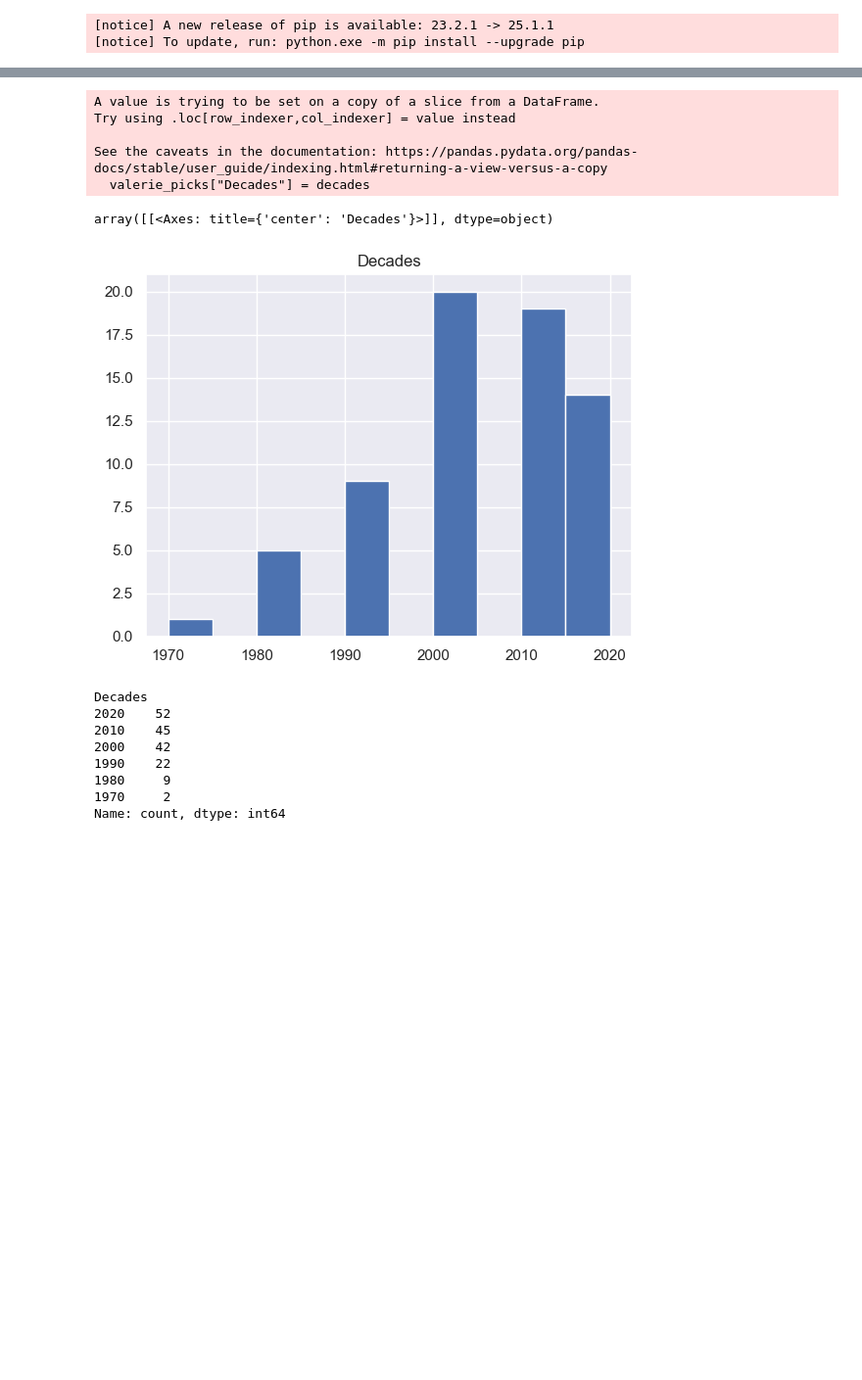
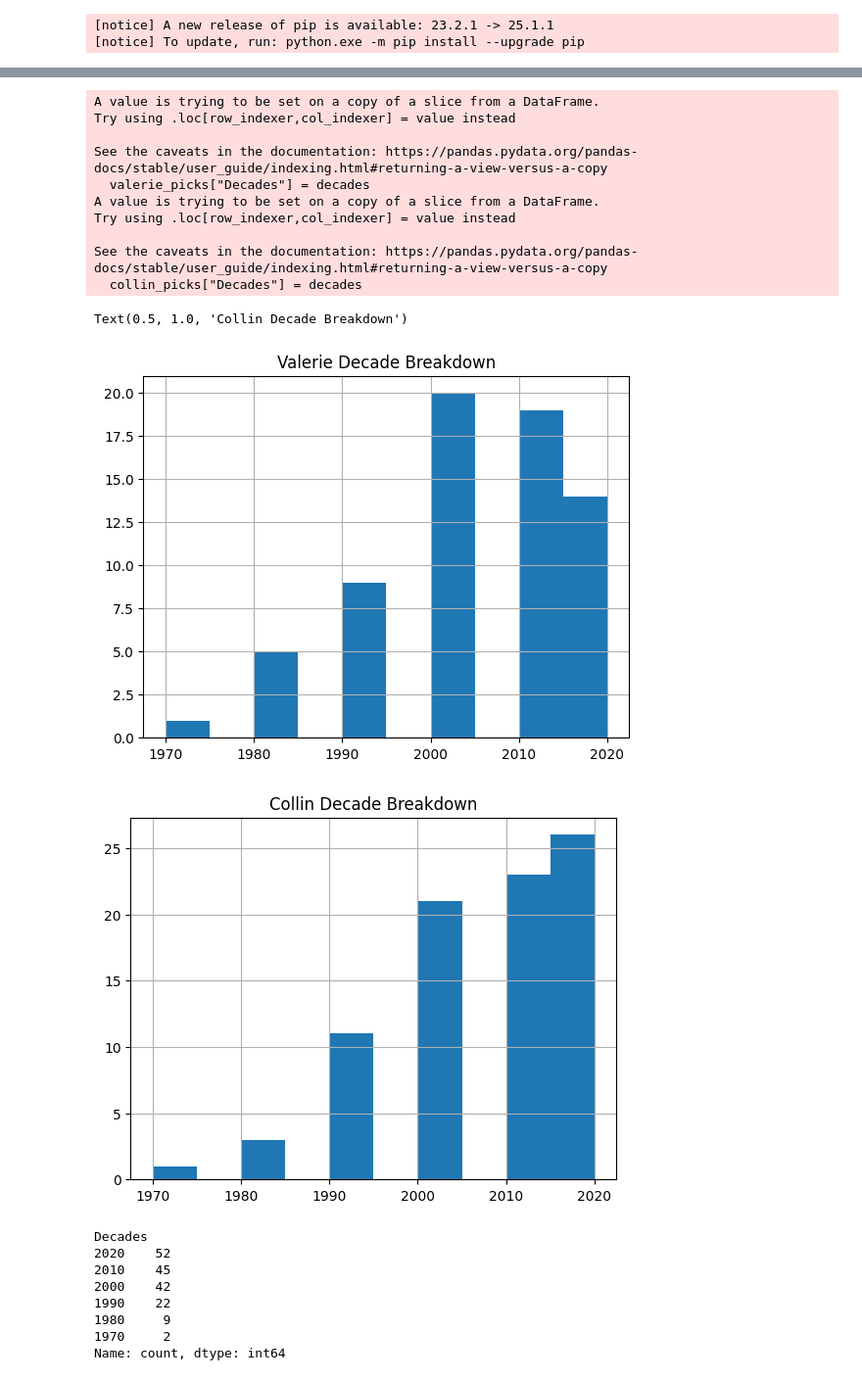
Before and after one commit to deleval001/movie_project, a Jupyter notebook: general_analysis/general_analysis.ipynb, the cells around one changed output, grey strips where cells are left out. Shown at 98% size. Saved outputs shown, nothing was run; the diff lists cells and outputs as text; code cells hidden in the pictures; blank space fills up the shorter version.

```diff
--- a/general_analysis/general_analysis.ipynb
+++ b/general_analysis/general_analysis.ipynb
@@ -36,26 +36,26 @@ movie_list = pd.read_csv('../data/movie_list.csv')
 # drop nulls
 movie_list_real = movie_list.dropna()
 
-# function for appending collin_picks
-def picked(str: str) -> str:
-
-    if "Collin" in movie_list_real["Chosen By"]:
-        collin_picks.append(collin_picks)
-
 # filter for person 1 picks
 collin_picks = movie_list_real[movie_list_real["Chosen By"]=='Collin']
-
-picked(movie_list_real["Chosen By"])
 
 # count_of_collin_picks = collin_picks.count()
 count_of_collin_picks = collin_picks.count()
 
-print("Movies Collin has selected:", count_of_collin_picks)
+# print("Movies Collin has selected:", count_of_collin_picks)
 
 # count of valerie picks
 valerie_picks = movie_list_real[movie_list_real["Chosen By"]=='Valerie']
 
-print("Movies Valerie has selected:", valerie_picks.count())
+# print("Movies Valerie has selected:", valerie_picks.count())
 
 # TODO review function to add onto collin picks
+collin_picks = movie_list_real[movie_list_real['Chosen By'].str.contains('Collin', na=False)]
+collin_total_counts = len(collin_picks)
+
+print("Number of movies Collin has picked:", collin_total_counts)
+
+val_picks = movie_list_real[movie_list_real['Chosen By'].str.contains('Valerie', na=False)]
+val_total_counts = len(val_picks)
+print("Number of movies Collin has picked:", val_total_counts)
 # %% [output]
@@ -140,36 +125,54 @@ print("The max decade is",  max_decade)
 oldest = movie_list_real["Release Year"].min()
 recent = movie_list_real["Release Year"].max()
 
 # oldest_movie
 print("the most recent movie is from",recent )
 print("the oldest movie is from", oldest)
 
 # time spread
 time_diff =  recent-oldest
 print("The spread of time in years is", time_diff)
 
-# person 1 most watched decade TODO
+#v most watched decade
 
 decades = movie_list_real["Decades"]
 valerie_picks["Decades"] = decades
 
 release_date_decades = valerie_picks[["Release Date", "Decades", "Chosen By"]]
 
 release_date_decades.groupby("Decades").count()
 
 release_date_decades.hist()
+
+plt.title("Valerie Decade Breakdown")
+
+#c most watched decade
+collin_picks["Decades"] = decades
+
+release_date_decades = collin_picks[["Release Date", "Decades", "Chosen By"]]
+
+release_date_decades.groupby("Decades").count()
+
+release_date_decades.hist()
+plt.title("Collin Decade Breakdown")
 # %% [output]
 The max decade is 2020
 the most recent movie is from 2025
 the oldest movie is from 1971
 The spread of time in years is 54
 A value is trying to be set on a copy of a slice from a DataFrame.
 Try using .loc[row_indexer,col_indexer] = value instead
 
 See the caveats in the documentation: https://pandas.pydata.org/pandas-docs/stable/user_guide/indexing.html#returning-a-view-versus-a-copy
   valerie_picks["Decades"] = decades
+A value is trying to be set on a copy of a slice from a DataFrame.
+Try using .loc[row_indexer,col_indexer] = value instead
+
+See the caveats in the documentation: https://pandas.pydata.org/pandas-docs/stable/user_guide/indexing.html#returning-a-view-versus-a-copy
+  collin_picks["Decades"] = decades
-array([[<Axes: title={'center': 'Decades'}>]], dtype=object)
+Text(0.5, 1.0, 'Collin Decade Breakdown')
-[figure, old version]
+[figure, new version]
+[figure, added]
 # %%
 #  plot of decades watched
 
```
Also changed, not shown: parts of 12 cells of this notebook.
